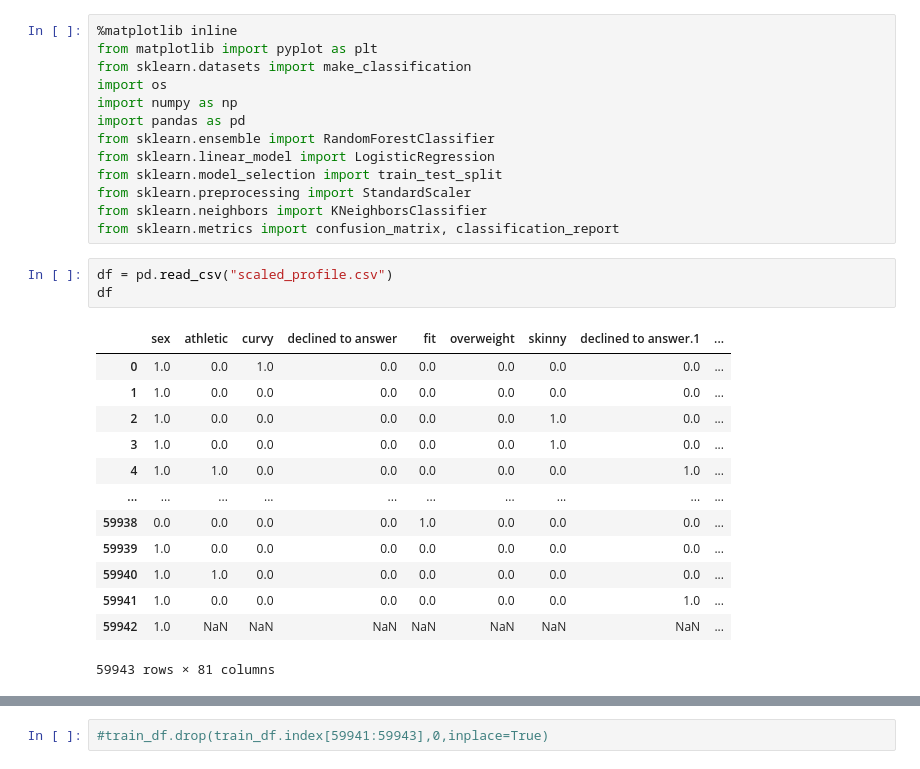
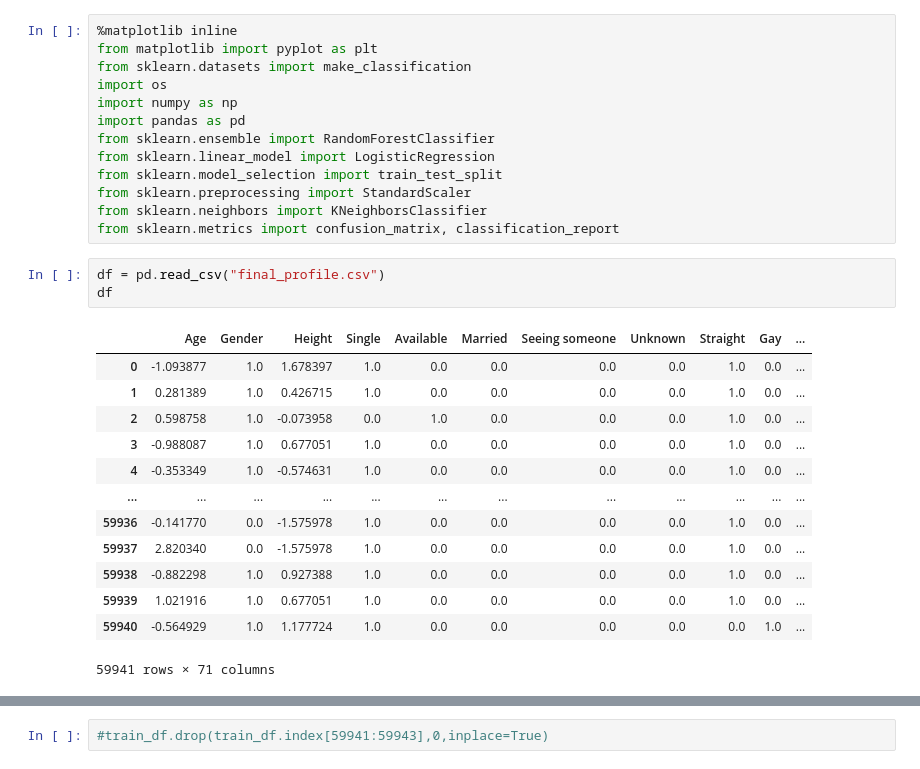
Before and after one commit to Manochitra20/OkCupid_Dating_with_ML, a Jupyter notebook: Mano/supervised_ML_kNN.ipynb, the cells around one changed output, grey strips where cells are left out. Cells and saved outputs as stored; diff of their text form.

```diff
--- a/Mano/supervised_ML_kNN.ipynb
+++ b/Mano/supervised_ML_kNN.ipynb
@@ -12,22 +12,22 @@ from sklearn.preprocessing import StandardScaler
 from sklearn.neighbors import KNeighborsClassifier
 from sklearn.metrics import confusion_matrix, classification_report
 # %%
-df = pd.read_csv("scaled_profile.csv")
+df = pd.read_csv("final_profile.csv")
 df
 # %% [output]
-|  | sex | athletic | curvy | declined to answer | fit | overweight | skinny | declined to answer.1 | ... |
-| 0 | 1.0 | 0.0 | 1.0 | 0.0 | 0.0 | 0.0 | 0.0 | 0.0 | ... |
-| 1 | 1.0 | 0.0 | 0.0 | 0.0 | 0.0 | 0.0 | 0.0 | 0.0 | ... |
-| 2 | 1.0 | 0.0 | 0.0 | 0.0 | 0.0 | 0.0 | 1.0 | 0.0 | ... |
-| 3 | 1.0 | 0.0 | 0.0 | 0.0 | 0.0 | 0.0 | 1.0 | 0.0 | ... |
-| 4 | 1.0 | 1.0 | 0.0 | 0.0 | 0.0 | 0.0 | 0.0 | 1.0 | ... |
-| ... | ... | ... | ... | ... | ... | ... | ... | ... | ... |
-| 59938 | 0.0 | 0.0 | 0.0 | 0.0 | 1.0 | 0.0 | 0.0 | 0.0 | ... |
-| 59939 | 1.0 | 0.0 | 0.0 | 0.0 | 0.0 | 0.0 | 0.0 | 0.0 | ... |
-| 59940 | 1.0 | 1.0 | 0.0 | 0.0 | 0.0 | 0.0 | 0.0 | 0.0 | ... |
-| 59941 | 1.0 | 0.0 | 0.0 | 0.0 | 0.0 | 0.0 | 0.0 | 1.0 | ... |
-| 59942 | 1.0 | NaN | NaN | NaN | NaN | NaN | NaN | NaN | ... |
+|  | Age | Gender | Height | Single | Available | Married | Seeing someone | Unknown | Straight | Gay | ... |
+| 0 | -1.093877 | 1.0 | 1.678397 | 1.0 | 0.0 | 0.0 | 0.0 | 0.0 | 1.0 | 0.0 | ... |
+| 1 | 0.281389 | 1.0 | 0.426715 | 1.0 | 0.0 | 0.0 | 0.0 | 0.0 | 1.0 | 0.0 | ... |
+| 2 | 0.598758 | 1.0 | -0.073958 | 0.0 | 1.0 | 0.0 | 0.0 | 0.0 | 1.0 | 0.0 | ... |
+| 3 | -0.988087 | 1.0 | 0.677051 | 1.0 | 0.0 | 0.0 | 0.0 | 0.0 | 1.0 | 0.0 | ... |
+| 4 | -0.353349 | 1.0 | -0.574631 | 1.0 | 0.0 | 0.0 | 0.0 | 0.0 | 1.0 | 0.0 | ... |
+| ... | ... | ... | ... | ... | ... | ... | ... | ... | ... | ... | ... |
+| 59936 | -0.141770 | 0.0 | -1.575978 | 1.0 | 0.0 | 0.0 | 0.0 | 0.0 | 1.0 | 0.0 | ... |
+| 59937 | 2.820340 | 0.0 | -1.575978 | 1.0 | 0.0 | 0.0 | 0.0 | 0.0 | 1.0 | 0.0 | ... |
+| 59938 | -0.882298 | 1.0 | 0.927388 | 1.0 | 0.0 | 0.0 | 0.0 | 0.0 | 1.0 | 0.0 | ... |
+| 59939 | 1.021916 | 1.0 | 0.677051 | 1.0 | 0.0 | 0.0 | 0.0 | 0.0 | 1.0 | 0.0 | ... |
+| 59940 | -0.564929 | 1.0 | 1.177724 | 1.0 | 0.0 | 0.0 | 0.0 | 0.0 | 0.0 | 1.0 | ... |
-59943 rows × 81 columns
+59941 rows × 71 columns
 # %%
 test_df= pd.read_csv("class.csv")
 test_df.head()
```
Also changed, not shown: parts of 9 cells of this notebook, 55 other files.
